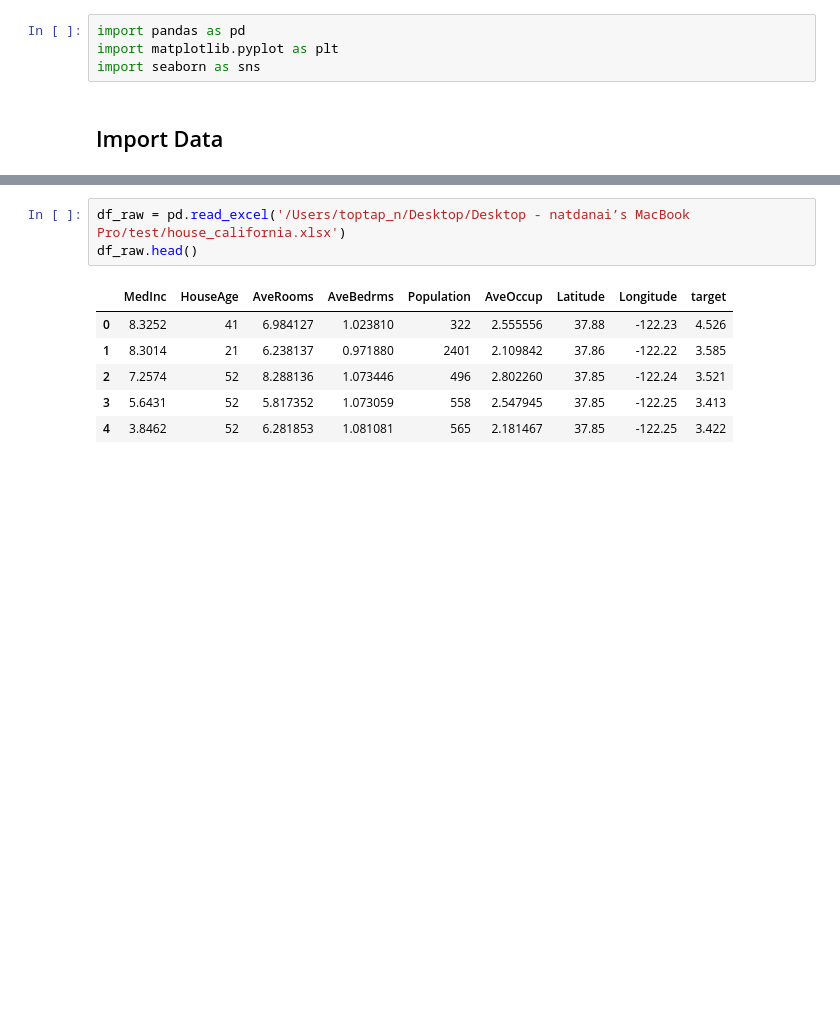
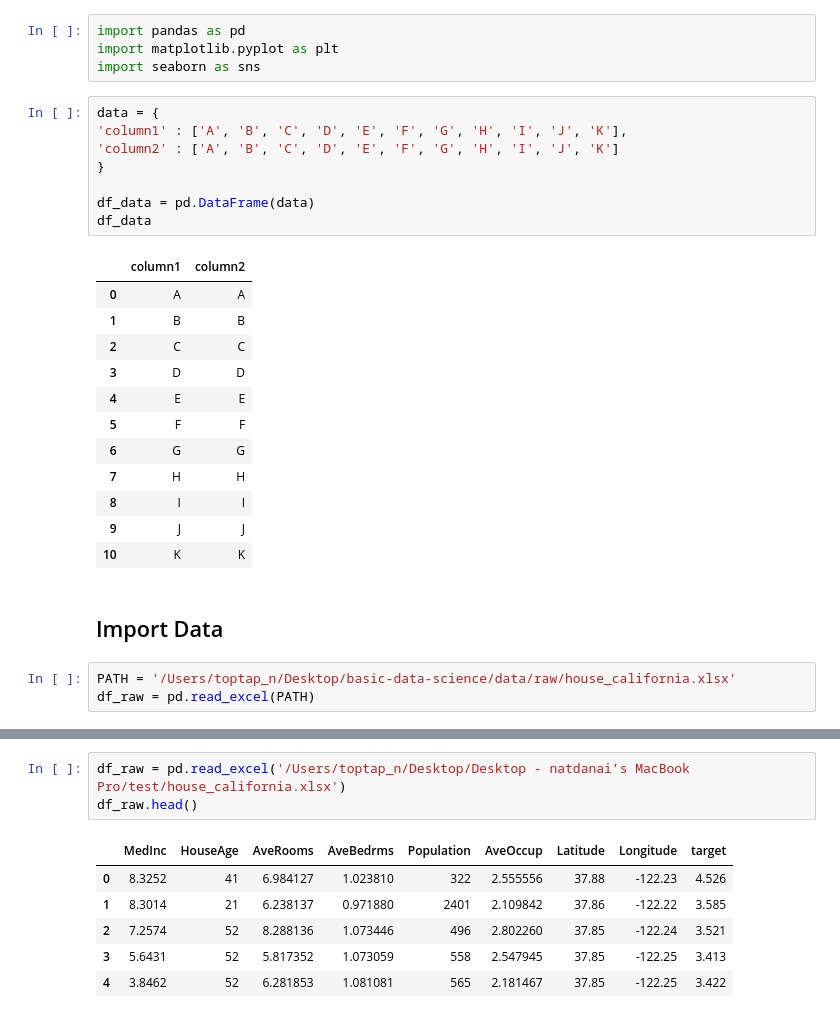
Before and after one commit to natdanaisriapai/basic-data-science, a Jupyter notebook: notebooks/main.ipynb, the cells around one changed output, grey strips where cells are left out. Saved outputs shown, nothing was run; the diff lists cells and outputs as text; blank space fills up the shorter version.

```diff
--- a/notebooks/main.ipynb
+++ b/notebooks/main.ipynb
@@ -2,5 +2,29 @@
 import pandas as pd
 import matplotlib.pyplot as plt
 import seaborn as sns
+# %%
+data = {
+'column1' : ['A', 'B', 'C', 'D', 'E', 'F', 'G', 'H', 'I', 'J', 'K'],
+'column2' : ['A', 'B', 'C', 'D', 'E', 'F', 'G', 'H', 'I', 'J', 'K']
+}
+
+df_data = pd.DataFrame(data)
+df_data
+# %% [output]
+|  | column1 | column2 |
+| 0 | A | A |
+| 1 | B | B |
+| 2 | C | C |
+| 3 | D | D |
+| 4 | E | E |
+| 5 | F | F |
+| 6 | G | G |
+| 7 | H | H |
+| 8 | I | I |
+| 9 | J | J |
+| 10 | K | K |
 # %% [markdown]
 ## Import Data
+# %%
+PATH = '/Users/toptap_n/Desktop/basic-data-science/data/raw/house_california.xlsx'
+df_raw = pd.read_excel(PATH)
```
Also changed, not shown: parts of 5 cells of this notebook, 1 other file.
